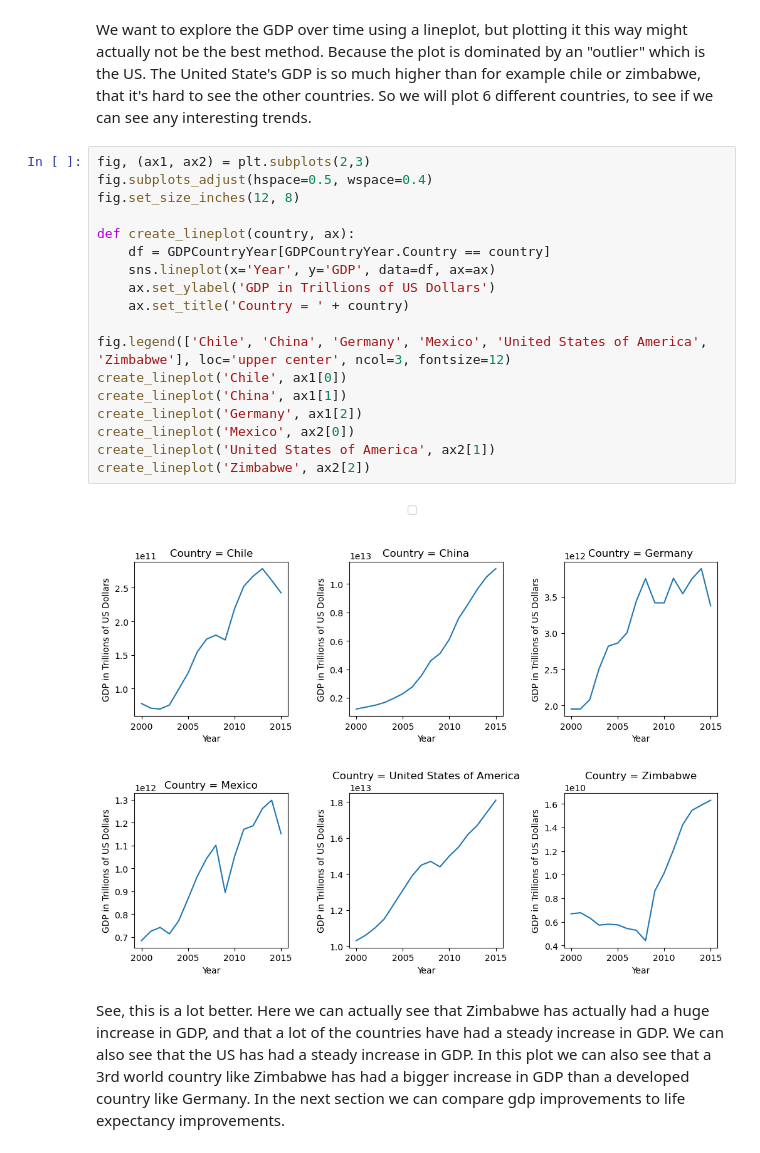
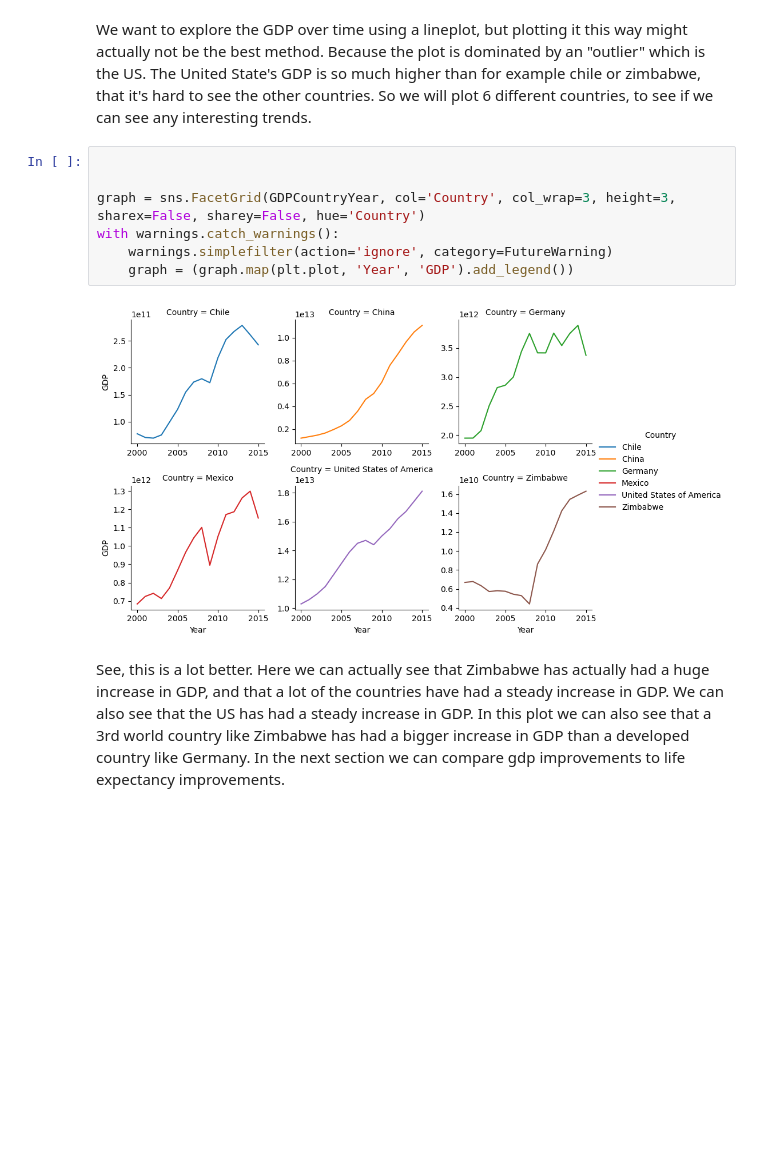
Before and after one commit to Tovborg/Life-Expectancy-and-GDP, a Jupyter notebook: life_expectancy_gdp.ipynb, the cells around one changed output. Saved outputs shown, nothing was run; the diff lists cells and outputs as text; blank space fills up the shorter version.

```diff
--- a/life_expectancy_gdp.ipynb
+++ b/life_expectancy_gdp.ipynb
@@ -125,25 +144,14 @@ Text(0, 0.5, 'GDP in Trillions of US Dollars')
 # %% [markdown]
 We want to explore the GDP over time using a lineplot, but plotting it this way might actually not be the best method. Because the plot is dominated by an "outlier" which is the US. The United State's GDP is so much higher than for example chile or zimbabwe, that it's hard to see the other countries. So we will plot 6 different countries, to see if we can see any interesting trends.
-# %%
-fig, (ax1, ax2) = plt.subplots(2,3)
-fig.subplots_adjust(hspace=0.5, wspace=0.4)
-fig.set_size_inches(12, 8)
-
-def create_lineplot(country, ax):
-    df = GDPCountryYear[GDPCountryYear.Country == country]
-    sns.lineplot(x='Year', y='GDP', data=df, ax=ax)
-    ax.set_ylabel('GDP in Trillions of US Dollars')
-    ax.set_title('Country = ' + country)
-
-fig.legend(['Chile', 'China', 'Germany', 'Mexico', 'United States of America', 'Zimbabwe'], loc='upper center', ncol=3, fontsize=12)
-create_lineplot('Chile', ax1[0])
-create_lineplot('China', ax1[1])
-create_lineplot('Germany', ax1[2])
-create_lineplot('Mexico', ax2[0])
-create_lineplot('United States of America', ax2[1])
-create_lineplot('Zimbabwe', ax2[2])
-# %% [output]
-[figure, removed]
+# %%
+
+
+graph = sns.FacetGrid(GDPCountryYear, col='Country', col_wrap=3, height=3, sharex=False, sharey=False, hue='Country')
+with warnings.catch_warnings():
+    warnings.simplefilter(action='ignore', category=FutureWarning)
+    graph = (graph.map(plt.plot, 'Year', 'GDP').add_legend())
+# %% [output]
+[figure, added]
 # %% [markdown]
 See, this is a lot better. Here we can actually see that Zimbabwe has actually had a huge increase in GDP, and that a lot of the countries have had a steady increase in GDP. We can also see that the US has had a steady increase in GDP. In this plot we can also see that a 3rd world country like Zimbabwe has had a bigger increase in GDP than a developed country like Germany. In the next section we can compare gdp improvements to life expectancy improvements.
 # %% [markdown]
```
Also changed, not shown: parts of 16 cells of this notebook.
